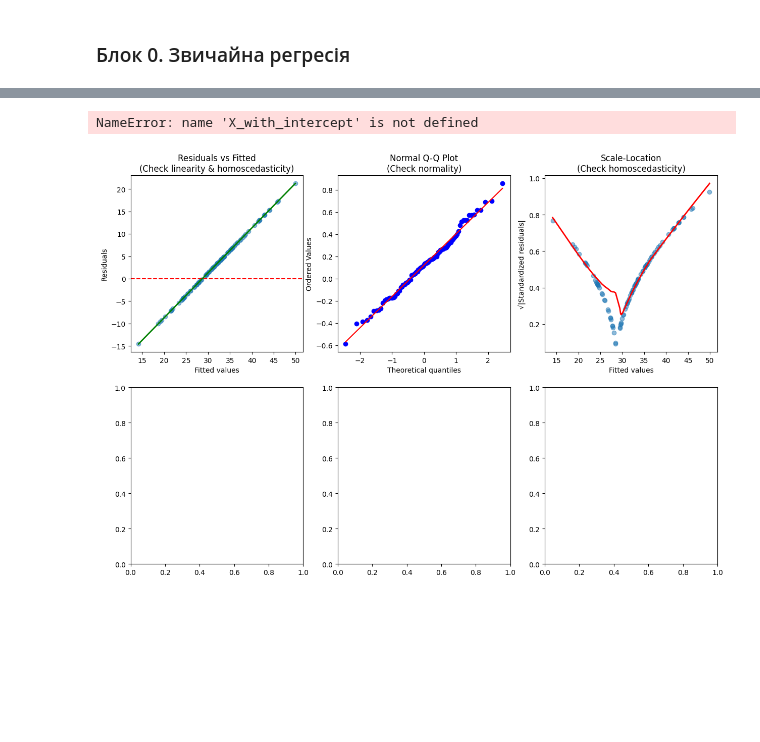
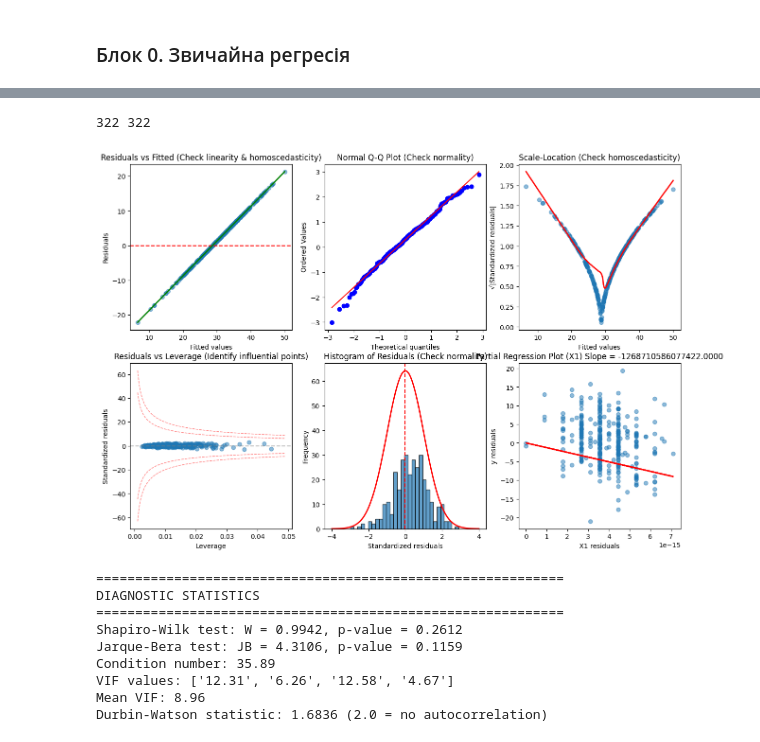
Before and after one commit to MINIAProgramStudio/ML_methods, a Jupyter notebook: Lab_1/lab1.ipynb, the cells around one changed output, grey strips where cells are left out. Cells and saved outputs as stored; diff of their text form; code cells hidden in the pictures; blank space fills up the shorter version.

```diff
--- a/Lab_1/lab1.ipynb
+++ b/Lab_1/lab1.ipynb
@@ -95,7 +95,10 @@ from matplotlib import pyplot as plt
 import numpy as np
 from scipy import stats
 
-matplotlib.rcParams['figure.figsize'] = (16, 9)
+from statsmodels.nonparametric.smoothers_lowess import lowess
+import statsmodels.api as sm
+
+matplotlib.rcParams['figure.figsize'] = (16, 10)
 
 df = pd.read_csv(path+"\SrudentPerformanceScore.csv")
 df.head(5)
@@ -281,19 +284,17 @@ Study_Hours: slope=1.670, intercept=23.903
 # %%
-X_matrix = df_train.drop("Performance_Score", axis = 1).to_numpy()
-Y_matrix = df_train["Performance_Score"].to_numpy()
+X_matrix = df.drop("Performance_Score", axis = 1).to_numpy()
+Y_matrix = df["Performance_Score"].to_numpy()
 
 X_t = np.transpose(X_matrix)
 B_matrix = np.matmul(np.matmul(np.linalg.matrix_power(np.matmul(X_t ,X_matrix), -1), X_t), Y_matrix)
 
-b_0 = np.mean(Y_matrix) - B_matrix * np.mean(X_matrix, axis=0)
-b_0 = b_0[0]
-
-y_pred = np.sum(B_matrix*df_test.drop("Performance_Score", axis = 1).to_numpy(), axis = 1)
+y_pred = np.sum(B_matrix*X_matrix, axis = 1)
 residuals = y_pred - Y_matrix[0]
 
 MSE = np.sum(np.power(residuals, 2))/(X_matrix.shape[0] - X_matrix.shape[1] - 1)
+sigma_hat = np.sqrt(MSE)
 
-print(B_matrix, b_0)
+print(B_matrix)
 
 plt.plot(residuals)
 # %% [output]
@@ -309,17 +310,17 @@ axes[0, 0].scatter(y_pred, residuals, alpha=0.5)
 axes[0, 0].axhline(y=0, color='r', linestyle='--')
 axes[0, 0].set_xlabel('Fitted values')
 axes[0, 0].set_ylabel('Residuals')
-axes[0, 0].set_title('Residuals vs Fitted\n(Check linearity & homoscedasticity)')
+axes[0, 0].set_title('Residuals vs Fitted (Check linearity & homoscedasticity)')
 
 # Add lowess smoothing line
-from statsmodels.nonparametric.smoothers_lowess import lowess
+
 lowess_result = lowess(residuals, y_pred, frac=0.6)
 axes[0, 0].plot(lowess_result[:, 0], lowess_result[:, 1], 'g-', linewidth=2)
 
 # 2. Q-Q plot
-standardized_residuals = residuals / MSE
+standardized_residuals = residuals / sigma_hat
 stats.probplot(standardized_residuals, dist="norm", plot=axes[0, 1])
-axes[0, 1].set_title('Normal Q-Q Plot\n(Check normality)')
+axes[0, 1].set_title('Normal Q-Q Plot (Check normality)')
 
 # 3. Scale-Location (Spread-Location)
 sqrt_abs_std_resid = np.sqrt(np.abs(standardized_residuals))
@@ -328,19 +329,22 @@ lowess_sl = lowess(sqrt_abs_std_resid, y_pred, frac=0.6)
 axes[0, 2].plot(lowess_sl[:, 0], lowess_sl[:, 1], 'r-', linewidth=2)
 axes[0, 2].set_xlabel('Fitted values')
 axes[0, 2].set_ylabel('√|Standardized residuals|')
-axes[0, 2].set_title('Scale-Location\n(Check homoscedasticity)')
+axes[0, 2].set_title('Scale-Location (Check homoscedasticity)')
 
 # 4. Residuals vs Leverage
 # Calculate leverage (hat values)
-H = X_with_intercept @ np.linalg.inv(XtX) @ X_with_intercept.T
+H = np.matmul(np.matmul(X_matrix, np.linalg.matrix_power(np.matmul(X_t ,X_matrix), -1)), X_t)
 leverage = np.diag(H)
+print(len(leverage), len(standardized_residuals))
 axes[1, 0].scatter(leverage, standardized_residuals, alpha=0.5)
 axes[1, 0].axhline(y=0, color='gray', linestyle='--', alpha=0.5)
 axes[1, 0].set_xlabel('Leverage')
 axes[1, 0].set_ylabel('Standardized residuals')
-axes[1, 0].set_title('Residuals vs Leverage\n(Identify influential points)')
+axes[1, 0].set_title('Residuals vs Leverage (Identify influential points)')
 
 # Add Cook's distance contours
+k = X_matrix.shape[1]
+
 x_lev = np.linspace(0.001, max(leverage)*1.1, 100)
 for cook_level in [0.5, 1.0]:
     y_cook_upper = np.sqrt(cook_level * k * (1 - x_lev) / x_lev)
@@ -355,16 +359,16 @@ x_norm = np.linspace(-4, 4, 100)
 axes[1, 1].plot(x_norm, stats.norm.pdf(x_norm) * len(residuals) * 0.5, 'r-', linewidth=2)
 axes[1, 1].set_xlabel('Standardized residuals')
 axes[1, 1].set_ylabel('Frequency')
-axes[1, 1].set_title('Histogram of Residuals\n(Check normality)')
+axes[1, 1].set_title('Histogram of Residuals (Check normality)')
 
 # 6. Partial regression plots (for first predictor X1)
 # Residuals of Y ~ X0(intercept) + X2 + X3
-X_others = X_with_intercept[:, [0, 2, 3]]  # Exclude X1 (column 1)
-model_y_others = sm.OLS(y, X_others).fit()
+X_others = X_matrix[:, [1, 2, 3]]  # Exclude X1 (column 1)
+model_y_others = sm.OLS(Y_matrix, X_others).fit()
 resid_y = model_y_others.resid
 
 # Residuals of X1 ~ X0(intercept) + X2 + X3
-model_x1_others = sm.OLS(X_with_intercept[:, 1], X_others).fit()
+model_x1_others = sm.OLS(X_matrix[:, 1], X_others).fit()
 resid_x1 = model_x1_others.resid
 
 axes[1, 2].scatter(resid_x1, resid_y, alpha=0.5)
@@ -372,9 +376,9 @@ partial_slope = np.cov(resid_x1, resid_y)[0, 1] / np.var(resid_x1)
 axes[1, 2].plot(resid_x1, partial_slope * resid_x1, 'r-', linewidth=2)
 axes[1, 2].set_xlabel('X1 residuals')
 axes[1, 2].set_ylabel('y residuals')
-axes[1, 2].set_title(f'Partial Regression Plot (X1)\nSlope = {partial_slope:.4f}')
+axes[1, 2].set_title(f'Partial Regression Plot (X1) Slope = {partial_slope:.4f}')
 
-plt.tight_layout()
+#plt.tight_layout()
 plt.show()
 
 # Additional diagnostic statistics
@@ -390,38 +394,50 @@ print(f"Shapiro-Wilk test: W = {shapiro_stat:.4f}, p-value = {shapiro_pvalue:.4f
 jb_stat, jb_pvalue = stats.jarque_bera(residuals)
 print(f"Jarque-Bera test: JB = {jb_stat:.4f}, p-value = {jb_pvalue:.4f}")
 
 # Condition number (multicollinearity indicator)
+XtX = np.matmul(X_t, X_matrix)
 eigenvalues = np.linalg.eigvals(XtX)
 condition_number = np.sqrt(max(eigenvalues) / min(eigenvalues))
 print(f"Condition number: {condition_number:.2f}")
 
 # Mean VIF (only for predictors, not intercept)
 from statsmodels.stats.outliers_influence import variance_inflation_factor
-vif = [variance_inflation_factor(X_with_intercept, i) for i in range(1, k)]  # Skip intercept
+vif = [variance_inflation_factor(X_matrix, i) for i in range(0, k)]
 print(f"VIF values: {[f'{v:.2f}' for v in vif]}")
 print(f"Mean VIF: {np.mean(vif):.2f}")
-
+"""
 # RESET test for functional form
 from statsmodels.stats.diagnostic import linear_reset
 reset_result = linear_reset(model_sm, power=3, test_type='fitted')
 reset_stat = reset_result.statistic
 reset_pvalue = reset_result.pvalue
 print(f"RESET test: F = {reset_stat:.4f}, p-value = {reset_pvalue:.4f}")
-
+"""
 # Durbin-Watson test for autocorrelation (useful for time series)
 from statsmodels.stats.stattools import durbin_watson
 dw_stat = durbin_watson(residuals)
 print(f"Durbin-Watson statistic: {dw_stat:.4f} (2.0 = no autocorrelation)")
-
+"""
 # Breusch-Pagan test for heteroscedasticity
 from statsmodels.stats.diagnostic import het_breuschpagan
-bp_stat, bp_pvalue, _, _ = het_breuschpagan(residuals, X_with_intercept)
+bp_stat, bp_pvalue, _, _ = het_breuschpagan(residuals, X_matrix)
 print(f"Breusch-Pagan test: LM = {bp_stat:.4f}, p-value = {bp_pvalue:.4f}")
 
 # White's test for heteroscedasticity
 from statsmodels.stats.diagnostic import het_white
-white_stat, white_pvalue, _, _ = het_white(residuals, X_with_intercept)
+white_stat, white_pvalue, _, _ = het_white(residuals, X_matrix)
 print(f"White's test: LM = {white_stat:.4f}, p-value = {white_pvalue:.4f}")
+"""
+pass
 # %% [output]
-NameError: name 'X_with_intercept' is not defined
+322 322
-[figure, old version]
+[figure, new version]
+============================================================
+DIAGNOSTIC STATISTICS
+============================================================
+Shapiro-Wilk test: W = 0.9942, p-value = 0.2612
+Jarque-Bera test: JB = 4.3106, p-value = 0.1159
+Condition number: 35.89
+VIF values: ['12.31', '6.26', '12.58', '4.67']
+Mean VIF: 8.96
+Durbin-Watson statistic: 1.6836 (2.0 = no autocorrelation)
```
Also changed, not shown: parts of 6 cells of this notebook.
